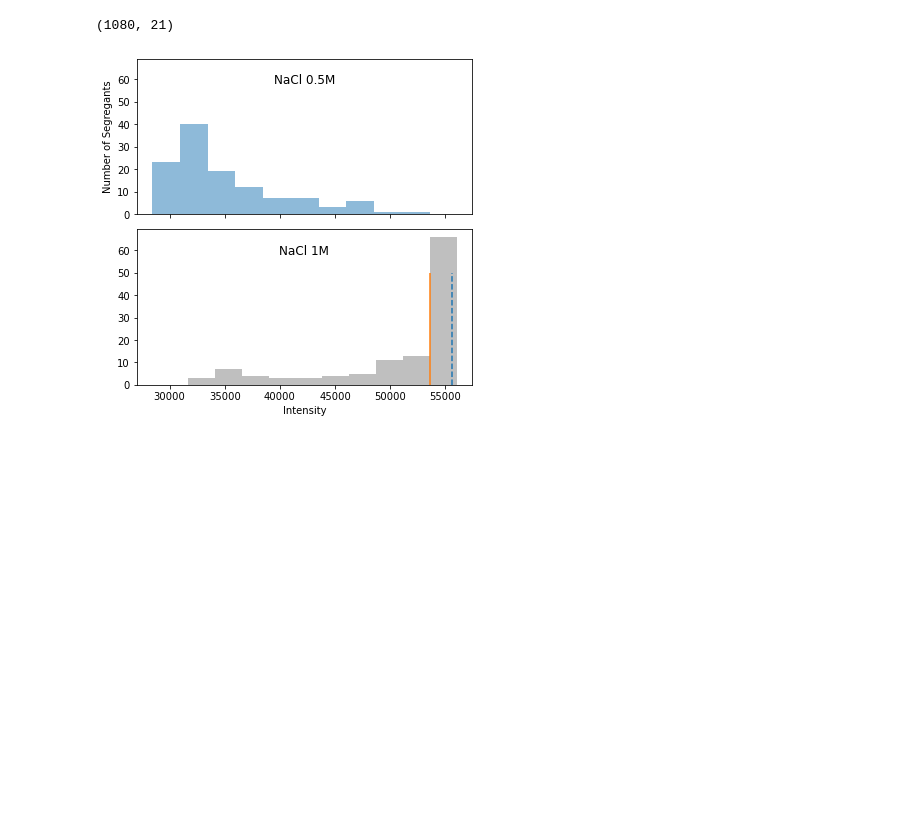
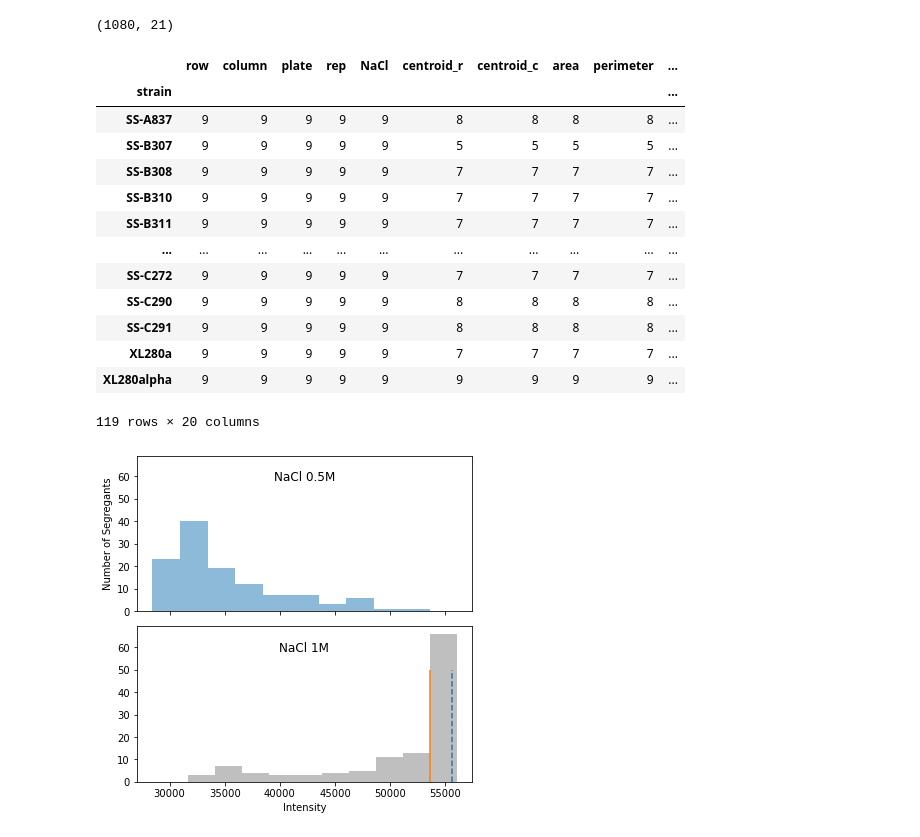
Before and after one commit to magwenelab/crypto-QTL-paper, a Jupyter notebook: SCRIPTS/Osmotic_QTL_analysis_Fig_S18.ipynb, the cells around one changed output. Drawn from its saved outputs; the diff is of its cells as text; code cells hidden in the pictures; blank space fills up the shorter version.

```diff
--- a/SCRIPTS/Osmotic_QTL_analysis_Fig_S18.ipynb
+++ b/SCRIPTS/Osmotic_QTL_analysis_Fig_S18.ipynb
@@ -86,6 +88,23 @@ data.shape
 # %%
 ## Replace missing values with a mean intensity of 56000 (no growth)
 data['mean_intensity'] = data['mean_intensity'].fillna(56000.0)
+# %%
+data.groupby('strain').count()
+# %% [output]
+|  | row | column | plate | rep | NaCl | centroid_r | centroid_c | area | perimeter | ... |
+| strain |  |  |  |  |  |  |  |  |  | ... |
+| SS-A837 | 9 | 9 | 9 | 9 | 9 | 8 | 8 | 8 | 8 | ... |
+| SS-B307 | 9 | 9 | 9 | 9 | 9 | 5 | 5 | 5 | 5 | ... |
+| SS-B308 | 9 | 9 | 9 | 9 | 9 | 7 | 7 | 7 | 7 | ... |
+| SS-B310 | 9 | 9 | 9 | 9 | 9 | 7 | 7 | 7 | 7 | ... |
+| SS-B311 | 9 | 9 | 9 | 9 | 9 | 7 | 7 | 7 | 7 | ... |
+| ... | ... | ... | ... | ... | ... | ... | ... | ... | ... | ... |
+| SS-C272 | 9 | 9 | 9 | 9 | 9 | 7 | 7 | 7 | 7 | ... |
+| SS-C290 | 9 | 9 | 9 | 9 | 9 | 8 | 8 | 8 | 8 | ... |
+| SS-C291 | 9 | 9 | 9 | 9 | 9 | 8 | 8 | 8 | 8 | ... |
+| XL280a | 9 | 9 | 9 | 9 | 9 | 7 | 7 | 7 | 7 | ... |
+| XL280alpha | 9 | 9 | 9 | 9 | 9 | 9 | 9 | 9 | 9 | ... |
+119 rows × 20 columns
 # %%
 ## Define parental strains
 parentals = ['XL280a','XL280alpha','SS-A837']
```
Also changed, not shown: parts of 1 cell of this notebook, 37 other files.
